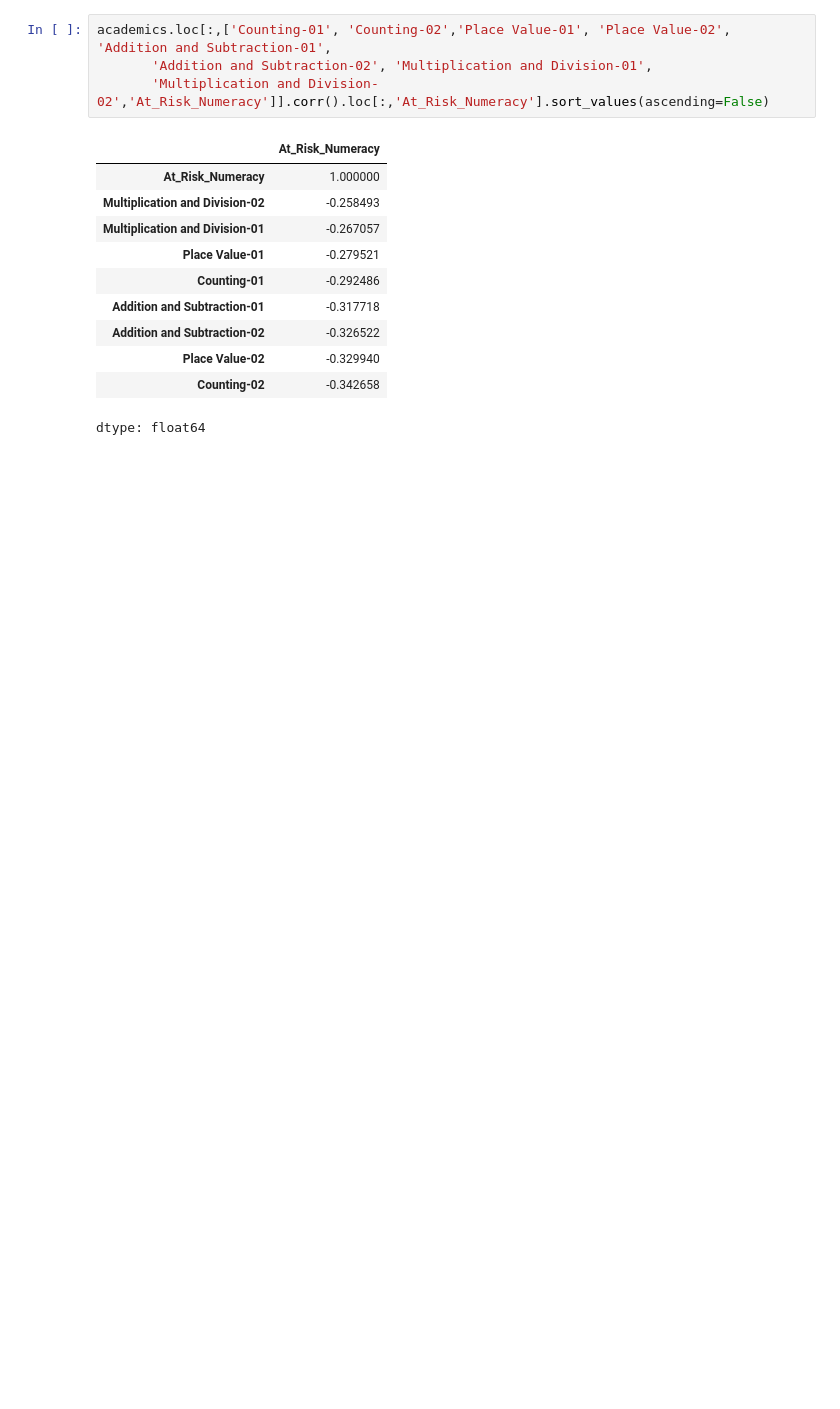
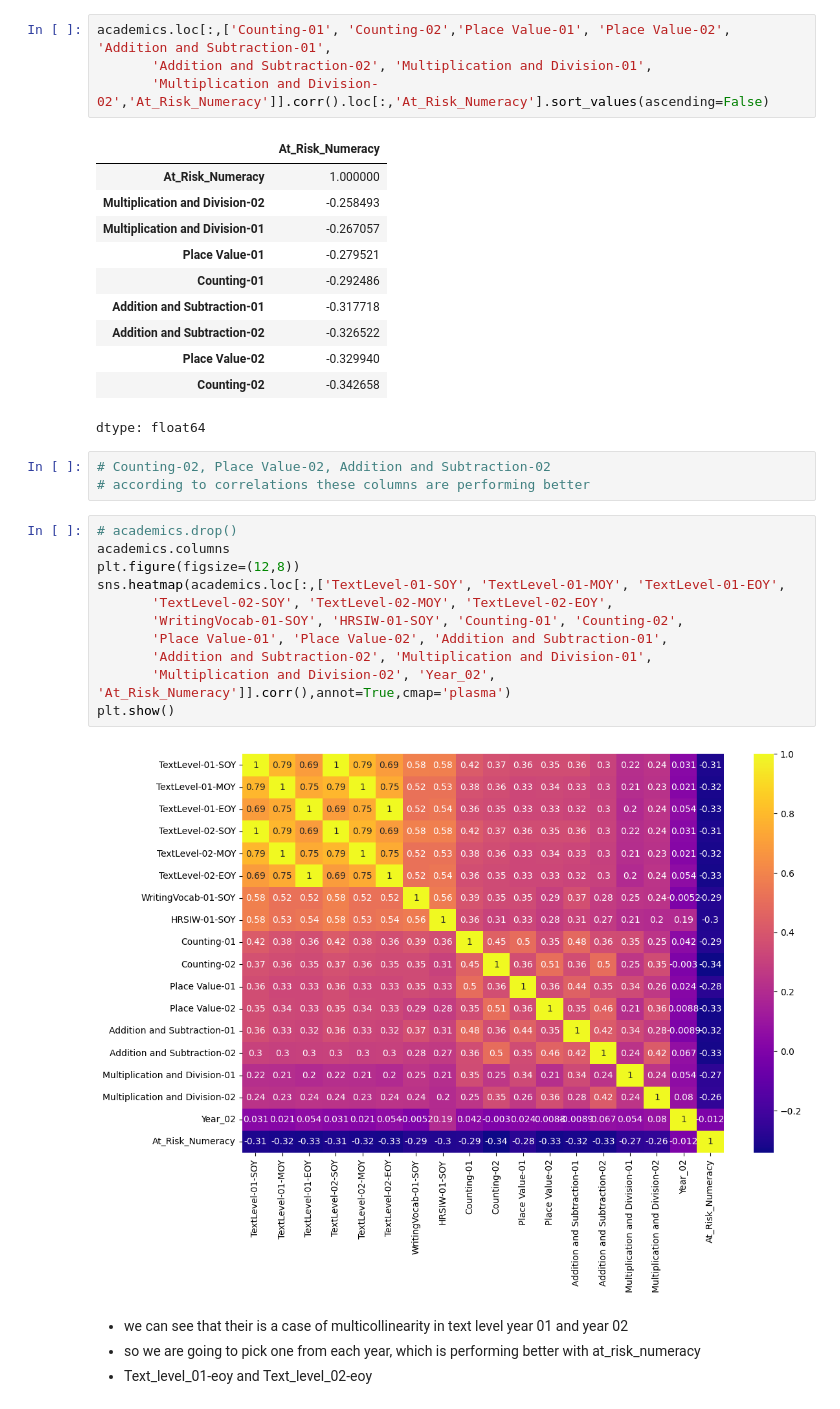
Before and after one commit to anshumbanga/Projects, a Jupyter notebook: LA4_SCHOOL/LA4_Schools_Exploratory_Data_Analysis_and_feature_selection.ipynb, the cells around one changed output. Saved outputs shown, nothing was run; the diff lists cells and outputs as text; blank space fills up the shorter version.

```diff
--- a/LA4_SCHOOL/LA4_Schools_Exploratory_Data_Analysis_and_feature_selection.ipynb
+++ b/LA4_SCHOOL/LA4_Schools_Exploratory_Data_Analysis_and_feature_selection.ipynb
@@ -703,3 +703,23 @@ academics.loc[:,['Counting-01', 'Counting-02','Place Value-01', 'Place Value-02'
 | Place Value-02 | -0.329940 |
 | Counting-02 | -0.342658 |
 dtype: float64
+# %%
+# Counting-02, Place Value-02, Addition and Subtraction-02
+# according to correlations these columns are performing better
+# %%
+# academics.drop()
+academics.columns
+plt.figure(figsize=(12,8))
+sns.heatmap(academics.loc[:,['TextLevel-01-SOY', 'TextLevel-01-MOY', 'TextLevel-01-EOY',
+       'TextLevel-02-SOY', 'TextLevel-02-MOY', 'TextLevel-02-EOY',
+       'WritingVocab-01-SOY', 'HRSIW-01-SOY', 'Counting-01', 'Counting-02',
+       'Place Value-01', 'Place Value-02', 'Addition and Subtraction-01',
+       'Addition and Subtraction-02', 'Multiplication and Division-01',
+       'Multiplication and Division-02', 'Year_02', 'At_Risk_Numeracy']].corr(),annot=True,cmap='plasma')
+plt.show()
+# %% [output]
+[figure, added]
+# %% [markdown]
+- we can see that their is a case of multicollinearity in text level year 01 and year 02
+- so we are going to pick one from each year, which is performing better with at_risk_numeracy
+- Text_level_01-eoy and Text_level_02-eoy
```
